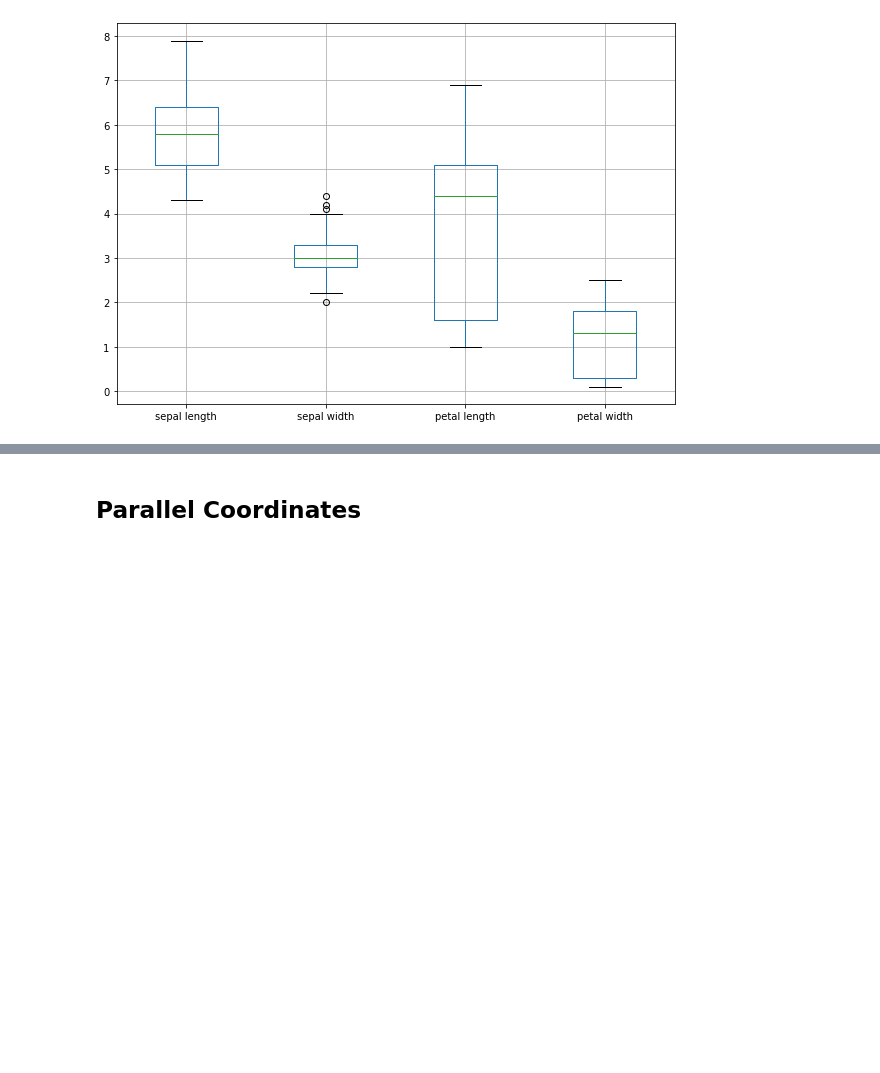
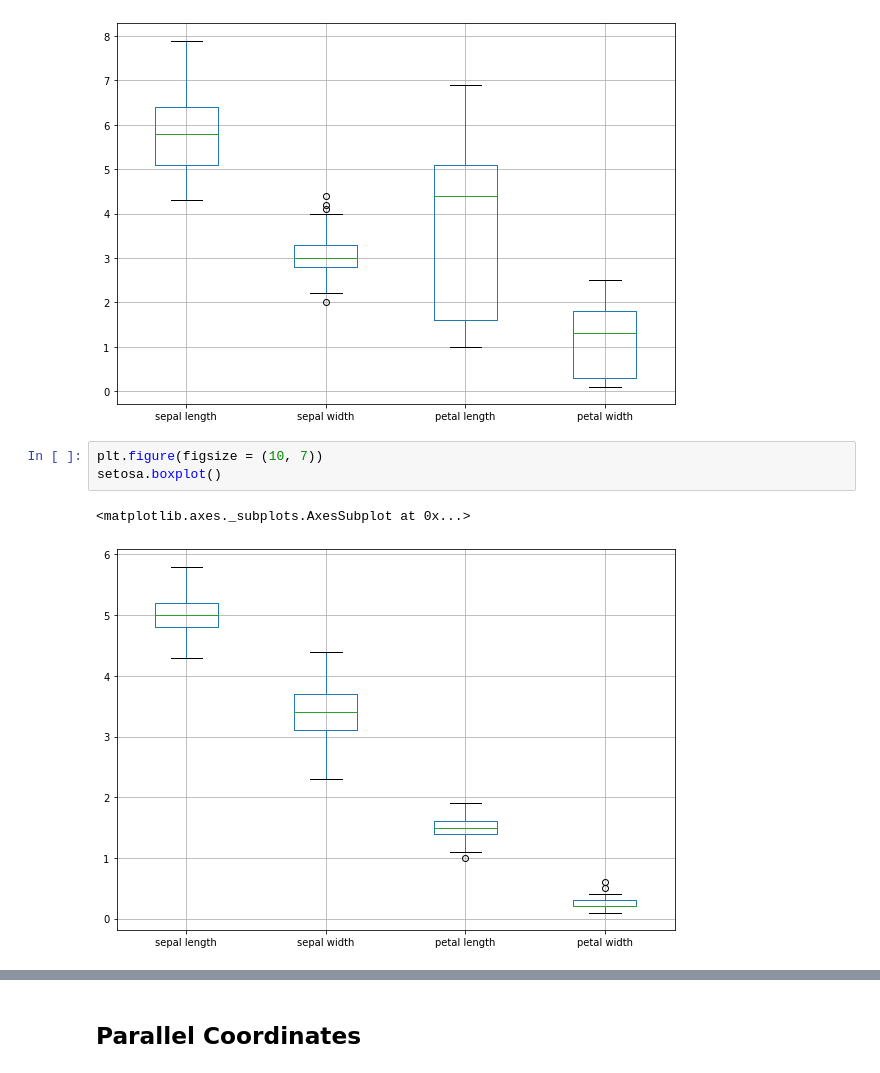
Before and after one commit to uomerozkaya/Data-Mining, a Jupyter notebook: İris_Analysis_ipynb_adlı_not_defterinin_kopyası.ipynb, the cells around one changed output, grey strips where cells are left out. Cells and saved outputs as stored; diff of their text form; blank space fills up the shorter version.

```diff
--- a/İris_Analysis_ipynb_adlı_not_defterinin_kopyası.ipynb
+++ b/İris_Analysis_ipynb_adlı_not_defterinin_kopyası.ipynb
@@ -507,3 +508,9 @@ veri.boxplot()
 4           5.4          3.9           1.7          0.4
 <matplotlib.axes._subplots.AxesSubplot at 0x...>
 [figure]
+# %%
+plt.figure(figsize = (10, 7))
+setosa.boxplot()
+# %% [output]
+<matplotlib.axes._subplots.AxesSubplot at 0x...>
+[figure, added]
```
Also changed, not shown: parts of 3 cells of this notebook.
